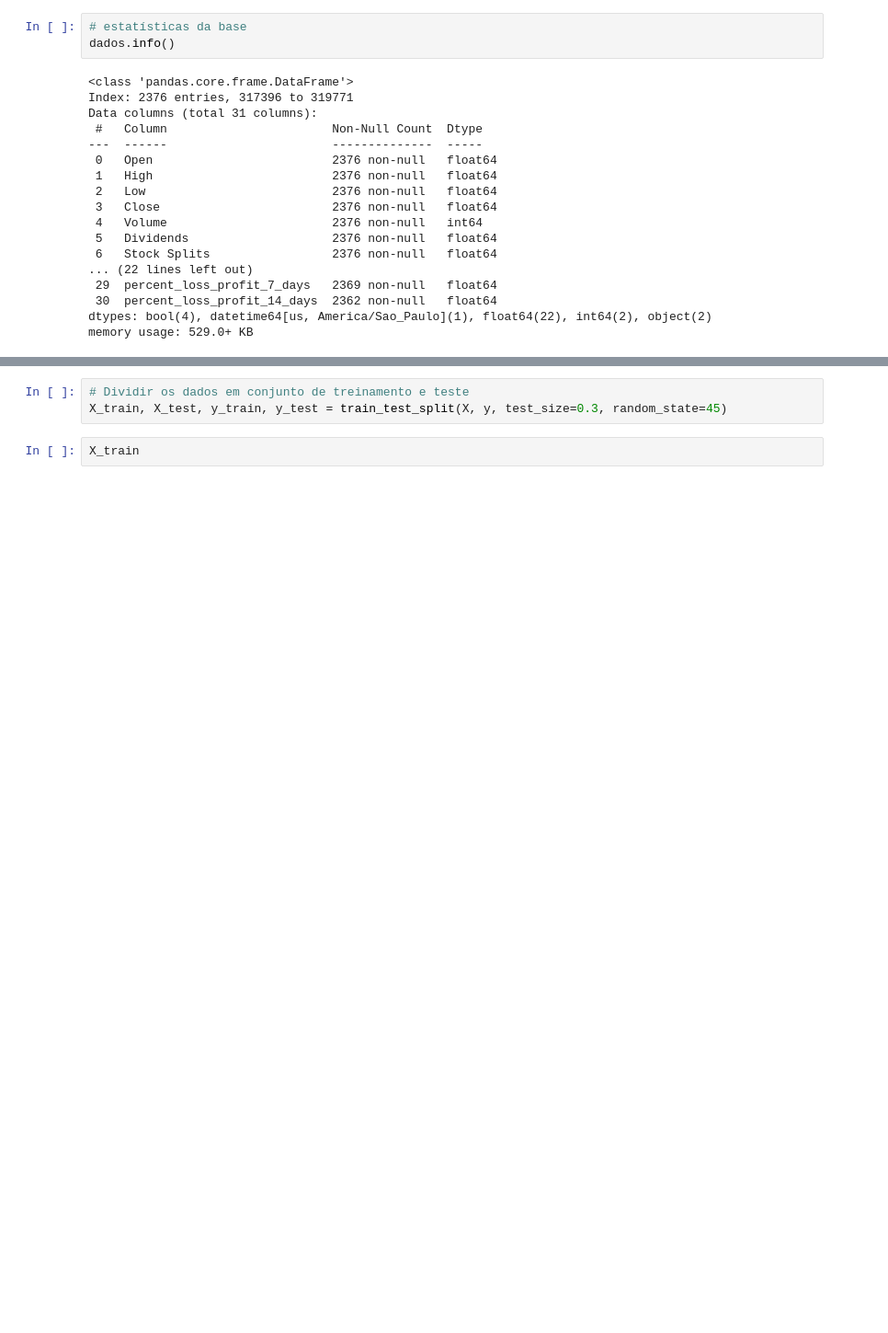
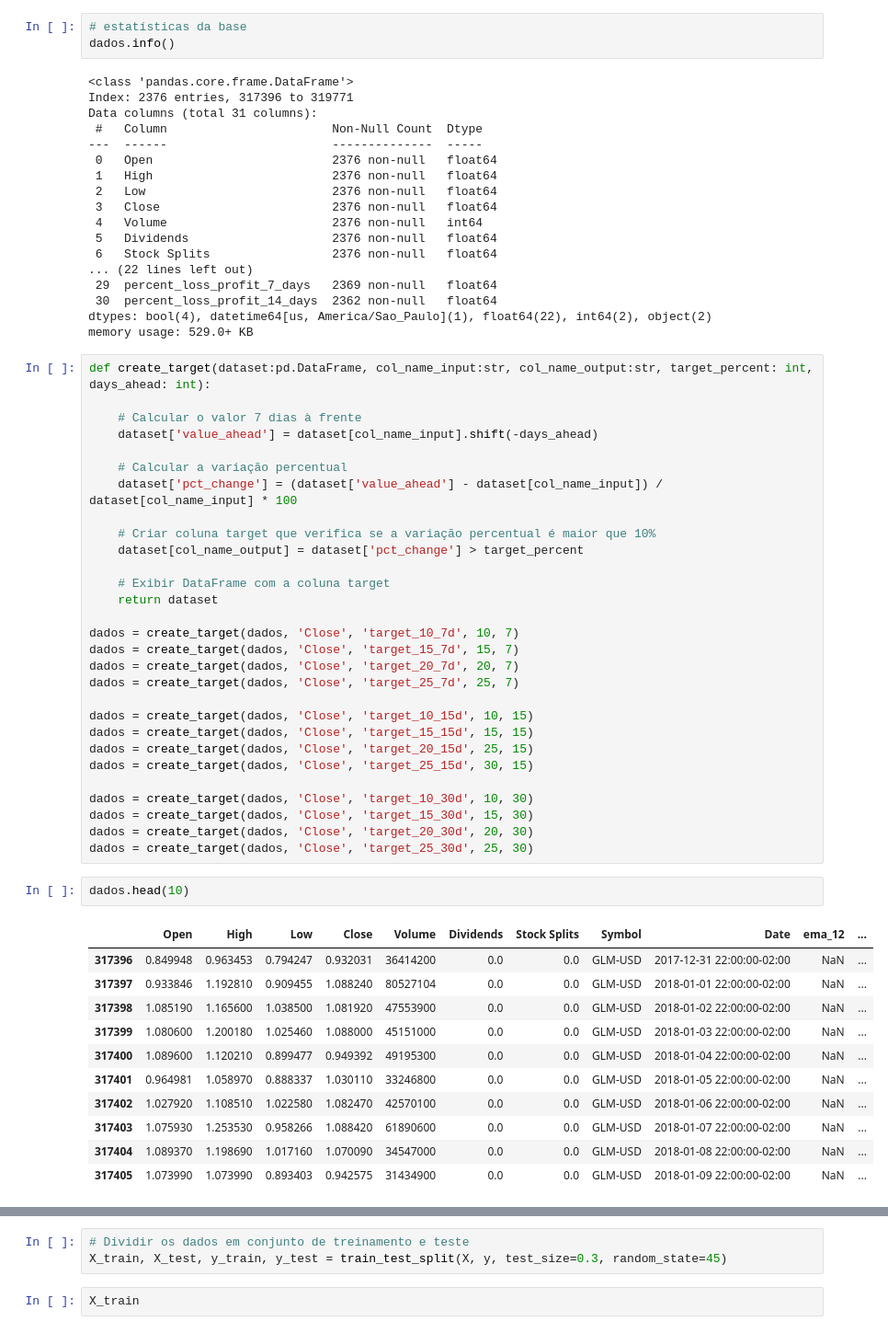
Before and after one commit to ViniciusRaphael/crypto_technical_analysis, a Jupyter notebook: models/LogisticRegression.ipynb, the cells around one changed output, grey strips where cells are left out. Shown: that part at 92% size. Cells and saved outputs as stored; diff of their text form; blank space fills up the shorter version.

```diff
--- a/models/LogisticRegression.ipynb
+++ b/models/LogisticRegression.ipynb
@@ -68,4 +68,47 @@ Data columns (total 31 columns):
  30  percent_loss_profit_14_days  2362 non-null   float64
 dtypes: bool(4), datetime64[us, America/Sao_Paulo](1), float64(22), int64(2), object(2)
 memory usage: 529.0+ KB
+# %%
+def create_target(dataset:pd.DataFrame, col_name_input:str, col_name_output:str, target_percent: int, days_ahead: int):
+
+    # Calcular o valor 7 dias à frente
+    dataset['value_ahead'] = dataset[col_name_input].shift(-days_ahead)
+
+    # Calcular a variação percentual
+    dataset['pct_change'] = (dataset['value_ahead'] - dataset[col_name_input]) / dataset[col_name_input] * 100
+
+    # Criar coluna target que verifica se a variação percentual é maior que 10%
+    dataset[col_name_output] = dataset['pct_change'] > target_percent
+
+    # Exibir DataFrame com a coluna target
+    return dataset
+
+dados = create_target(dados, 'Close', 'target_10_7d', 10, 7)
+dados = create_target(dados, 'Close', 'target_15_7d', 15, 7)
+dados = create_target(dados, 'Close', 'target_20_7d', 20, 7)
+dados = create_target(dados, 'Close', 'target_25_7d', 25, 7)
+
+dados = create_target(dados, 'Close', 'target_10_15d', 10, 15)
+dados = create_target(dados, 'Close', 'target_15_15d', 15, 15)
+dados = create_target(dados, 'Close', 'target_20_15d', 25, 15)
+dados = create_target(dados, 'Close', 'target_25_15d', 30, 15)
+
+dados = create_target(dados, 'Close', 'target_10_30d', 10, 30)
+dados = create_target(dados, 'Close', 'target_15_30d', 15, 30)
+dados = create_target(dados, 'Close', 'target_20_30d', 20, 30)
+dados = create_target(dados, 'Close', 'target_25_30d', 25, 30)
+# %%
+dados.head(10)
+# %% [output]
+|  | Open | High | Low | Close | Volume | Dividends | Stock Splits | Symbol | Date | ema_12 | ... |
+| 317396 | 0.849948 | 0.963453 | 0.794247 | 0.932031 | 36414200 | 0.0 | 0.0 | GLM-USD | 2017-12-31 22:00:00-02:00 | NaN | ... |
+| 317397 | 0.933846 | 1.192810 | 0.909455 | 1.088240 | 80527104 | 0.0 | 0.0 | GLM-USD | 2018-01-01 22:00:00-02:00 | NaN | ... |
+| 317398 | 1.085190 | 1.165600 | 1.038500 | 1.081920 | 47553900 | 0.0 | 0.0 | GLM-USD | 2018-01-02 22:00:00-02:00 | NaN | ... |
+| 317399 | 1.080600 | 1.200180 | 1.025460 | 1.088000 | 45151000 | 0.0 | 0.0 | GLM-USD | 2018-01-03 22:00:00-02:00 | NaN | ... |
+| 317400 | 1.089600 | 1.120210 | 0.899477 | 0.949392 | 49195300 | 0.0 | 0.0 | GLM-USD | 2018-01-04 22:00:00-02:00 | NaN | ... |
+| 317401 | 0.964981 | 1.058970 | 0.888337 | 1.030110 | 33246800 | 0.0 | 0.0 | GLM-USD | 2018-01-05 22:00:00-02:00 | NaN | ... |
+| 317402 | 1.027920 | 1.108510 | 1.022580 | 1.082470 | 42570100 | 0.0 | 0.0 | GLM-USD | 2018-01-06 22:00:00-02:00 | NaN | ... |
+| 317403 | 1.075930 | 1.253530 | 0.958266 | 1.088420 | 61890600 | 0.0 | 0.0 | GLM-USD | 2018-01-07 22:00:00-02:00 | NaN | ... |
+| 317404 | 1.089370 | 1.198690 | 1.017160 | 1.070090 | 34547000 | 0.0 | 0.0 | GLM-USD | 2018-01-08 22:00:00-02:00 | NaN | ... |
+| 317405 | 1.073990 | 1.073990 | 0.893403 | 0.942575 | 31434900 | 0.0 | 0.0 | GLM-USD | 2018-01-09 22:00:00-02:00 | NaN | ... |
 # %%
```
Also changed, not shown: parts of 20 cells of this notebook, 4 other files.
